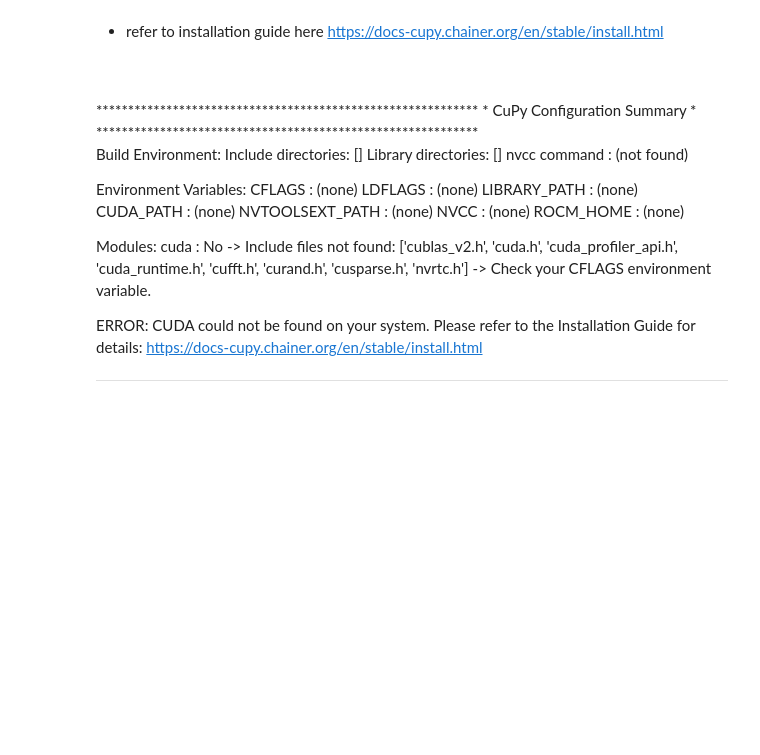
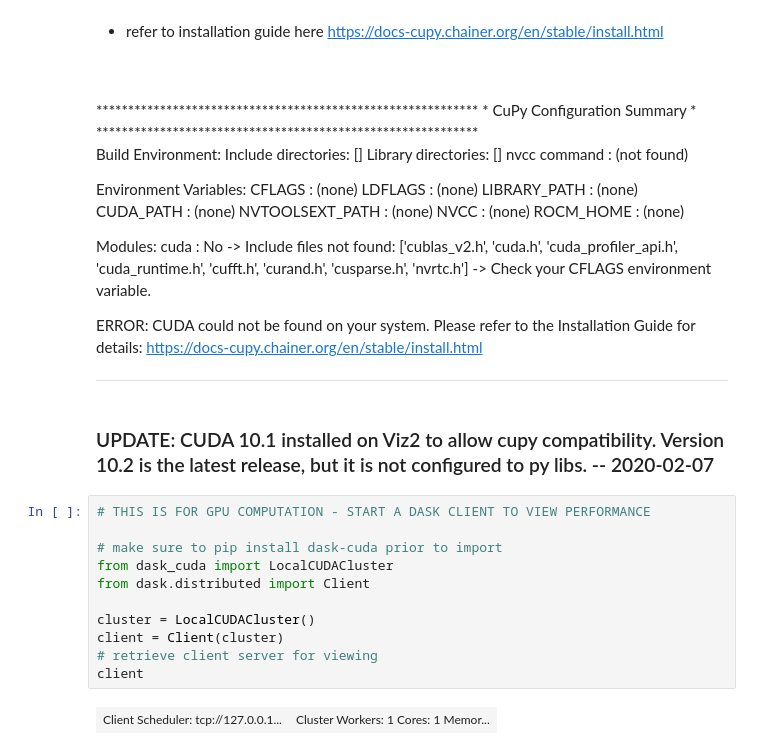
Before and after one commit to irahorecka/lls-pipeline, a Jupyter notebook: Exercises/Zarr/zarr_tiff.ipynb, the cells around one changed output. Saved outputs shown, nothing was run; the diff lists cells and outputs as text; blank space fills up the shorter version.

```diff
--- a/Exercises/Zarr/zarr_tiff.ipynb
+++ b/Exercises/Zarr/zarr_tiff.ipynb
@@ -277,3 +277,18 @@ Please refer to the Installation Guide for details:
 https://docs-cupy.chainer.org/en/stable/install.html
 
 ************************************************************
+# %% [markdown]
+### UPDATE: CUDA 10.1 installed on Viz2 to allow cupy compatibility. Version 10.2 is the latest release, but it is not configured to py libs. -- 2020-02-07
+# %%
+# THIS IS FOR GPU COMPUTATION - START A DASK CLIENT TO VIEW PERFORMANCE
+
+# make sure to pip install dask-cuda prior to import
+from dask_cuda import LocalCUDACluster
+from dask.distributed import Client
+
+cluster = LocalCUDACluster()
+client = Client(cluster)
+# retrieve client server for viewing
+client
+# %% [output]
+| Client Scheduler: tcp://127.0.0.1... | Cluster Workers: 1 Cores: 1 Memor... |
```
Also changed, not shown: parts of 5 cells of this notebook, 4 other files.
